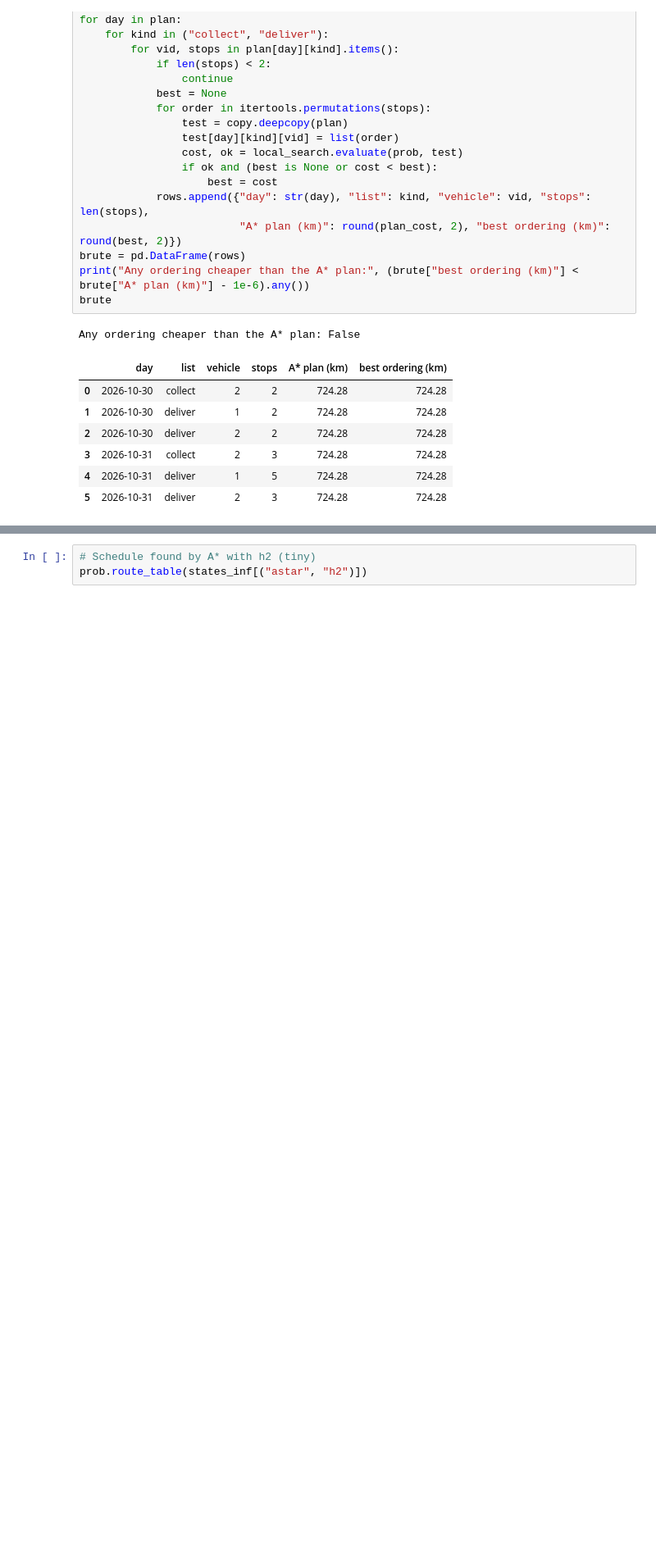
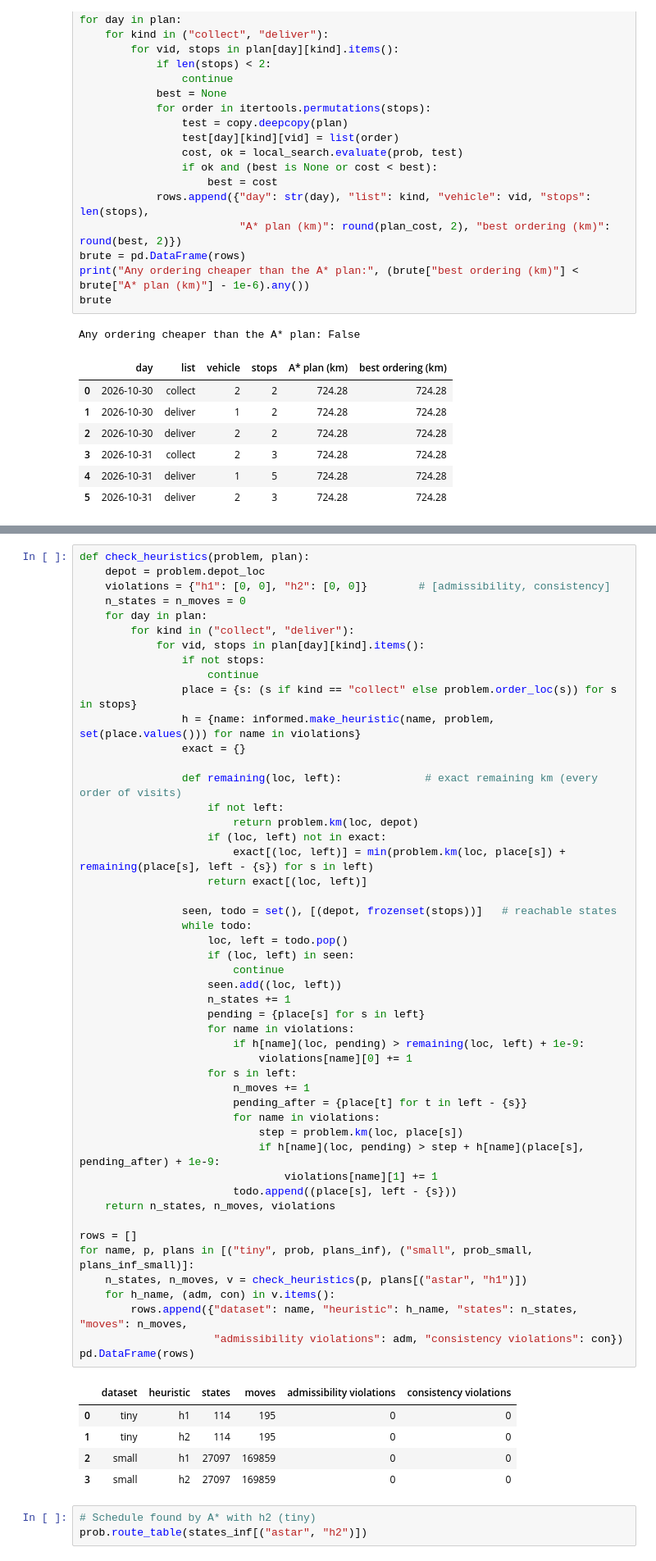
Before and after one commit to OierZu/IA26_P01_E01, a Jupyter notebook: notebooks/01_Project01_E01.ipynb, the cells around one changed output, grey strips where cells are left out. Shown at 82% size. Drawn from its saved outputs; the diff is of its cells as text; blank space fills up the shorter version.

```diff
--- a/notebooks/01_Project01_E01.ipynb
+++ b/notebooks/01_Project01_E01.ipynb
@@ -398,3 +400,58 @@ Any ordering cheaper than the A* plan: False
+# %%
+def check_heuristics(problem, plan):
+    depot = problem.depot_loc
+    violations = {"h1": [0, 0], "h2": [0, 0]}        # [admissibility, consistency]
+    n_states = n_moves = 0
+    for day in plan:
+        for kind in ("collect", "deliver"):
+            for vid, stops in plan[day][kind].items():
+                if not stops:
+                    continue
+                place = {s: (s if kind == "collect" else problem.order_loc(s)) for s in stops}
+                h = {name: informed.make_heuristic(name, problem, set(place.values())) for name in violations}
+                exact = {}
+
+                def remaining(loc, left):             # exact remaining km (every order of visits)
+                    if not left:
+                        return problem.km(loc, depot)
+                    if (loc, left) not in exact:
+                        exact[(loc, left)] = min(problem.km(loc, place[s]) + remaining(place[s], left - {s}) for s in left)
+                    return exact[(loc, left)]
+
+                seen, todo = set(), [(depot, frozenset(stops))]   # reachable states
+                while todo:
+                    loc, left = todo.pop()
+                    if (loc, left) in seen:
+                        continue
+                    seen.add((loc, left))
+                    n_states += 1
+                    pending = {place[s] for s in left}
+                    for name in violations:
+                        if h[name](loc, pending) > remaining(loc, left) + 1e-9:
+                            violations[name][0] += 1
+                    for s in left:
+                        n_moves += 1
+                        pending_after = {place[t] for t in left - {s}}
+                        for name in violations:
+                            step = problem.km(loc, place[s])
+                            if h[name](loc, pending) > step + h[name](place[s], pending_after) + 1e-9:
+                                violations[name][1] += 1
+                        todo.append((place[s], left - {s}))
+    return n_states, n_moves, violations
+
+rows = []
+for name, p, plans in [("tiny", prob, plans_inf), ("small", prob_small, plans_inf_small)]:
+    n_states, n_moves, v = check_heuristics(p, plans[("astar", "h1")])
+    for h_name, (adm, con) in v.items():
+        rows.append({"dataset": name, "heuristic": h_name, "states": n_states, "moves": n_moves,
+                     "admissibility violations": adm, "consistency violations": con})
+pd.DataFrame(rows)
+# %% [output]
+|  | dataset | heuristic | states | moves | admissibility violations | consistency violations |
+| 0 | tiny | h1 | 114 | 195 | 0 | 0 |
+| 1 | tiny | h2 | 114 | 195 | 0 | 0 |
+| 2 | small | h1 | 27097 | 169859 | 0 | 0 |
+| 3 | small | h2 | 27097 | 169859 | 0 | 0 |
 # %%
 # Schedule found by A* with h2 (tiny)
 prob.route_table(states_inf[("astar", "h2")])
```
Also changed, not shown: parts of 12 cells of this notebook, 5 other files.
